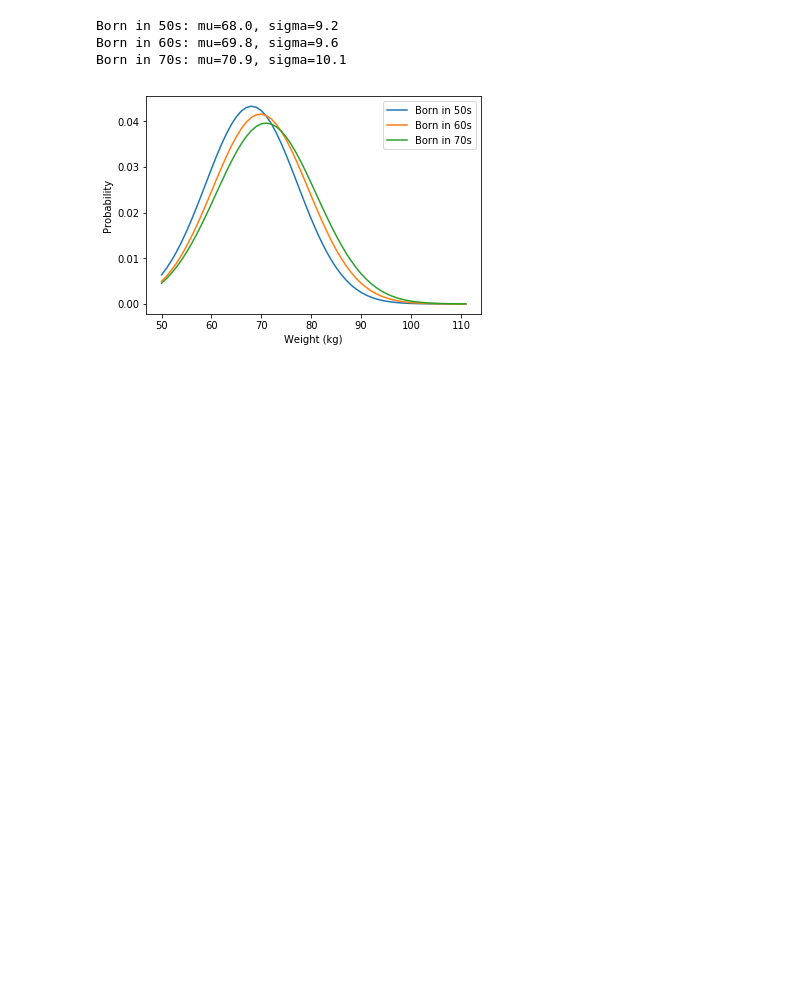
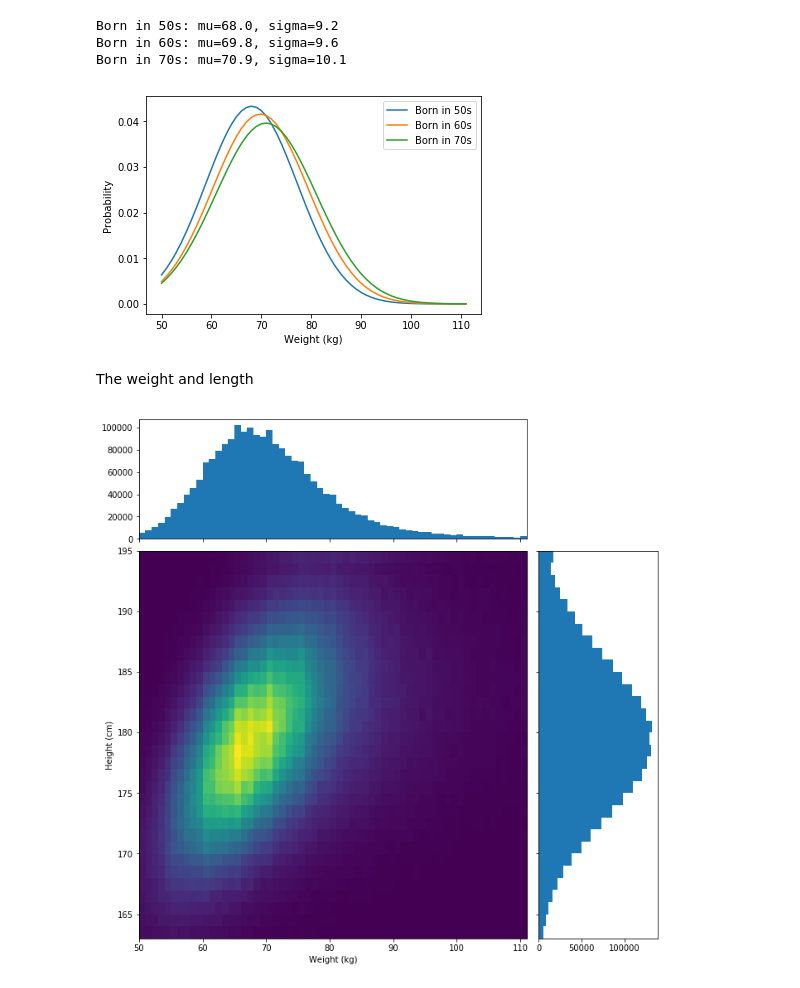
Before and after one commit to fredrikwahlberg/5LN445, a Jupyter notebook: Statistics - INSARK.ipynb, the cells around one changed output. Drawn from its saved outputs; the diff is of its cells as text; code cells hidden in the pictures; blank space fills up the shorter version.

Commit message:
Small fixes and new graphics

```diff
--- a/Statistics - INSARK.ipynb
+++ b/Statistics - INSARK.ipynb
@@ -173,37 +176,41 @@ The weight and length
+# %% [markdown]
+The weight and length
 # %%
 from matplotlib.ticker import NullFormatter
 
 nullfmt = NullFormatter()         # no labels
 
 # definitions for the axes
 left, width = 0.1, 0.65
-bottom, height = 0.1, 0.65
+bottom, plotheight = 0.1, 0.65
 bottom_h = left_h = left + width + 0.02
 
-rect_scatter = [left, bottom, width, height]
+rect_scatter = [left, bottom, width, plotheight]
 rect_histx = [left, bottom_h, width, 0.2]
-rect_histy = [left_h, bottom, 0.2, height]
+rect_histy = [left_h, bottom, 0.2, plotheight]
 
 # start with a rectangular Figure
 plt.figure(1, figsize=(10, 10))
 
 axScatter = plt.axes(rect_scatter)
 axHistx = plt.axes(rect_histx)
 axHisty = plt.axes(rect_histy)
 
 # no labels
 axHistx.xaxis.set_major_formatter(nullfmt)
 axHisty.yaxis.set_major_formatter(nullfmt)
 
 # the scatter plot:
-axScatter.hist2d(weight, length, [np.unique(weight), np.unique(length)])
+axScatter.hist2d(weight, height, [np.unique(weight), np.unique(height)])
 axHistx.hist(weight, bins=np.unique(weight))
-axHisty.hist(length, bins=np.unique(length), orientation='horizontal')
+axHisty.hist(height, bins=np.unique(height), orientation='horizontal')
 
 axHistx.set_xlim(axScatter.get_xlim())
 axHisty.set_ylim(axScatter.get_ylim())
 
 axScatter.set_xlabel("Weight (kg)")
 axScatter.set_ylabel("Height (cm)")
 
 plt.show()
+# %% [output]
+[figure, added]
```
Also changed, not shown: parts of 3 cells of this notebook.
